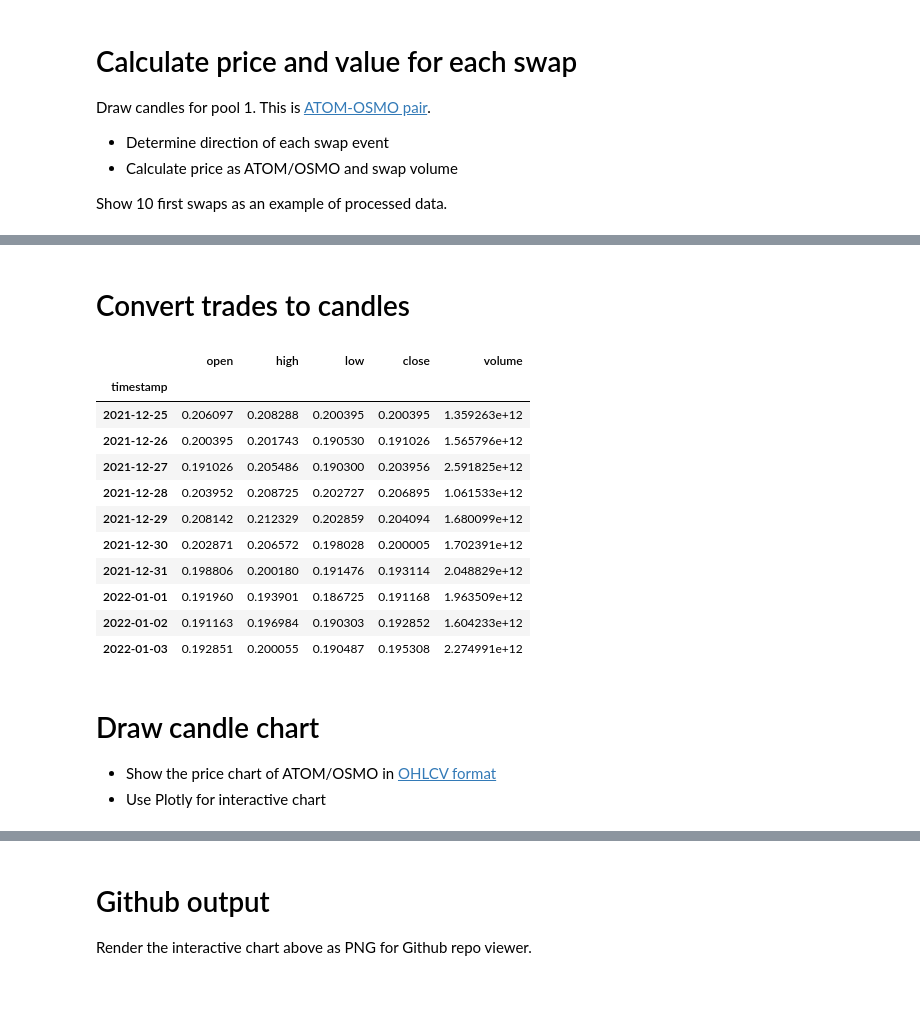
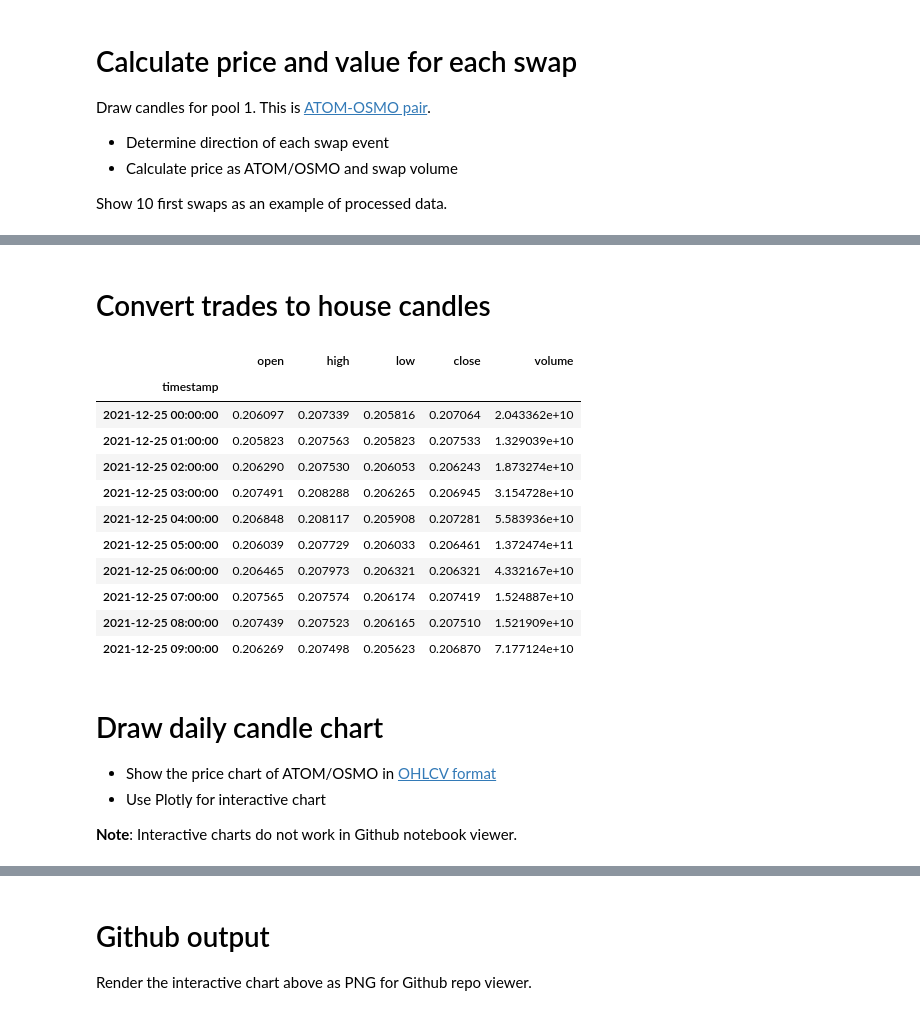
Before and after one commit to tradingstrategy-ai/hackatom-2022-osmosis-algorithmic-trading-solution, a Jupyter notebook: hackatom_2022/analyse.ipynb, the cells around one changed output, grey strips where cells are left out. Saved outputs shown, nothing was run; the diff lists cells and outputs as text; code cells hidden in the pictures.

```diff
--- a/hackatom_2022/analyse.ipynb
+++ b/hackatom_2022/analyse.ipynb
@@ -154,31 +154,34 @@ pair_data.head(10)
 | 2021-12-25 00:13:22 | 2522569 | 2021-12-25 00:13:22 | 1 | ibc/27394FB092D2ECCD56123C74F36E4... | uosmo | 1000000.0 | 4823557.0 | 0.207316 | ... |
 | 2021-12-25 00:13:42 | 2522572 | 2021-12-25 00:13:42 | 1 | uosmo | ibc/27394FB092D2ECCD56123C74F36E4... | 10325251.0 | 2127763.0 | 0.206074 | ... |
 # %% [markdown]
-# Convert trades to candles
+# Convert trades to house candles
 # %%
 from eth_defi.research.candle import convert_to_ohlcv_candles
 
-candles = convert_to_ohlcv_candles(pair_data)
+candles = convert_to_ohlcv_candles(pair_data, time_bucket=pd.Timedelta("1h"))
+daily_candles = convert_to_ohlcv_candles(pair_data, time_bucket=pd.Timedelta("1D"))
 
 candles.head(10)
 # %% [output]
 |  | open | high | low | close | volume |
 | timestamp |  |  |  |  |  |
-| 2021-12-25 | 0.206097 | 0.208288 | 0.200395 | 0.200395 | 1.359263e+12 |
-| 2021-12-26 | 0.200395 | 0.201743 | 0.190530 | 0.191026 | 1.565796e+12 |
-| 2021-12-27 | 0.191026 | 0.205486 | 0.190300 | 0.203956 | 2.591825e+12 |
-| 2021-12-28 | 0.203952 | 0.208725 | 0.202727 | 0.206895 | 1.061533e+12 |
-| 2021-12-29 | 0.208142 | 0.212329 | 0.202859 | 0.204094 | 1.680099e+12 |
-| 2021-12-30 | 0.202871 | 0.206572 | 0.198028 | 0.200005 | 1.702391e+12 |
-| 2021-12-31 | 0.198806 | 0.200180 | 0.191476 | 0.193114 | 2.048829e+12 |
-| 2022-01-01 | 0.191960 | 0.193901 | 0.186725 | 0.191168 | 1.963509e+12 |
-| 2022-01-02 | 0.191163 | 0.196984 | 0.190303 | 0.192852 | 1.604233e+12 |
-| 2022-01-03 | 0.192851 | 0.200055 | 0.190487 | 0.195308 | 2.274991e+12 |
+| 2021-12-25 00:00:00 | 0.206097 | 0.207339 | 0.205816 | 0.207064 | 2.043362e+10 |
+| 2021-12-25 01:00:00 | 0.205823 | 0.207563 | 0.205823 | 0.207533 | 1.329039e+10 |
+| 2021-12-25 02:00:00 | 0.206290 | 0.207530 | 0.206053 | 0.206243 | 1.873274e+10 |
+| 2021-12-25 03:00:00 | 0.207491 | 0.208288 | 0.206265 | 0.206945 | 3.154728e+10 |
+| 2021-12-25 04:00:00 | 0.206848 | 0.208117 | 0.205908 | 0.207281 | 5.583936e+10 |
+| 2021-12-25 05:00:00 | 0.206039 | 0.207729 | 0.206033 | 0.206461 | 1.372474e+11 |
+| 2021-12-25 06:00:00 | 0.206465 | 0.207973 | 0.206321 | 0.206321 | 4.332167e+10 |
+| 2021-12-25 07:00:00 | 0.207565 | 0.207574 | 0.206174 | 0.207419 | 1.524887e+10 |
+| 2021-12-25 08:00:00 | 0.207439 | 0.207523 | 0.206165 | 0.207510 | 1.521909e+10 |
+| 2021-12-25 09:00:00 | 0.206269 | 0.207498 | 0.205623 | 0.206870 | 7.177124e+10 |
 # %% [markdown]
-# Draw candle chart
+# Draw daily candle chart
 
 - Show the price chart of ATOM/OSMO in [OHLCV format](https://tradingstrategy.ai/docs/glossary.html#term-OHLCV)
 - Use Plotly for interactive chart
+
+**Note**: Interactive charts do not work in Github notebook viewer.
 # %%
 import plotly.graph_objects as go
 from plotly.subplots import make_subplots
```
Also changed, not shown: parts of 9 cells of this notebook, 4 other files.
